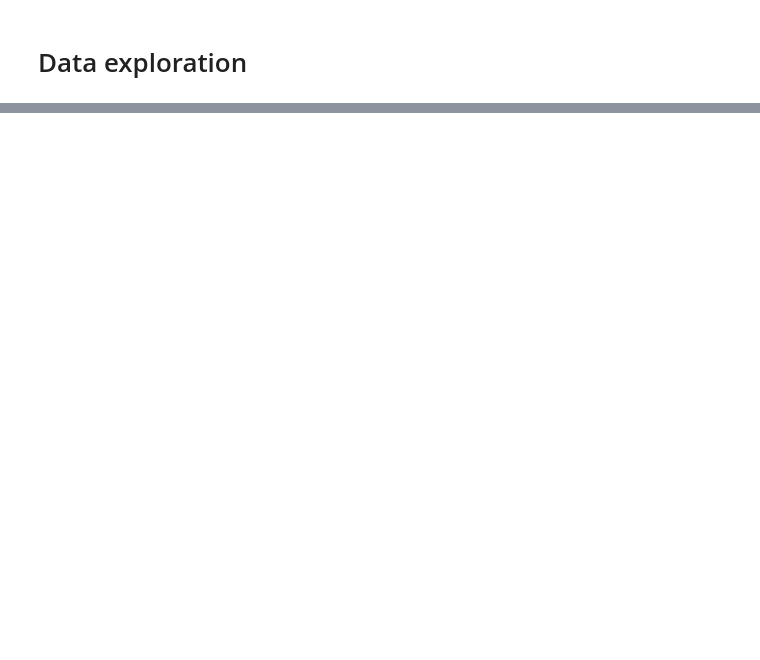
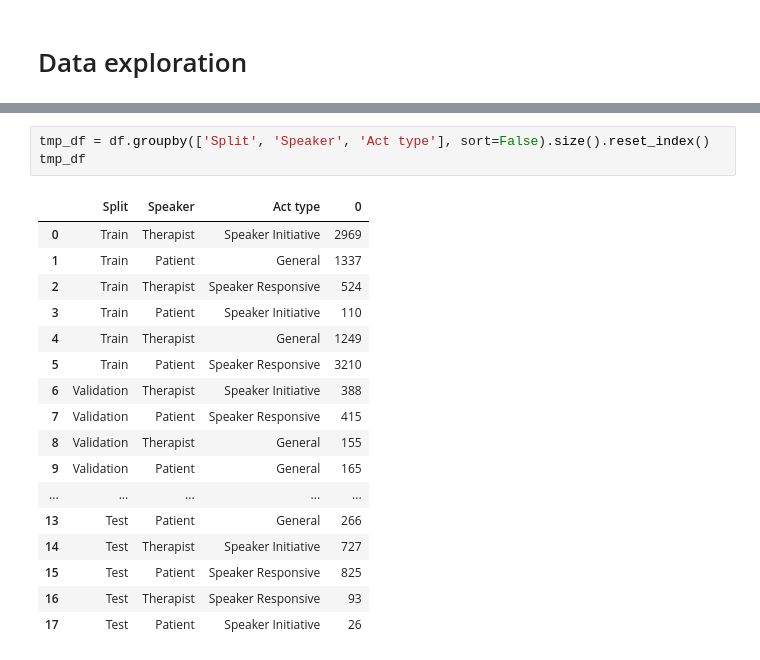
Before and after one commit to vincenzo-scotti/dldlm, a Jupyter notebook: notebooks/data_exploration.ipynb, the cells around one changed output, grey strips where cells are left out. Drawn from its saved outputs; the diff is of its cells as text; blank space fills up the shorter version.

```diff
--- a/notebooks/data_exploration.ipynb
+++ b/notebooks/data_exploration.ipynb
@@ -84,0 +348,21 @@ plt.show()
+# %%
+tmp_df = df.groupby(['Split', 'Speaker', 'Act type'], sort=False).size().reset_index()
+tmp_df
+# %% [output]
+|  | Split | Speaker | Act type | 0 |
+| 0 | Train | Therapist | Speaker Initiative | 2969 |
+| 1 | Train | Patient | General | 1337 |
+| 2 | Train | Therapist | Speaker Responsive | 524 |
+| 3 | Train | Patient | Speaker Initiative | 110 |
+| 4 | Train | Therapist | General | 1249 |
+| 5 | Train | Patient | Speaker Responsive | 3210 |
+| 6 | Validation | Therapist | Speaker Initiative | 388 |
+| 7 | Validation | Patient | Speaker Responsive | 415 |
+| 8 | Validation | Therapist | General | 155 |
+| 9 | Validation | Patient | General | 165 |
+| ... | ... | ... | ... | ... |
+| 13 | Test | Patient | General | 266 |
+| 14 | Test | Therapist | Speaker Initiative | 727 |
+| 15 | Test | Patient | Speaker Responsive | 825 |
+| 16 | Test | Therapist | Speaker Responsive | 93 |
+| 17 | Test | Patient | Speaker Initiative | 26 |
```
Also changed, not shown: parts of 45 cells of this notebook.
